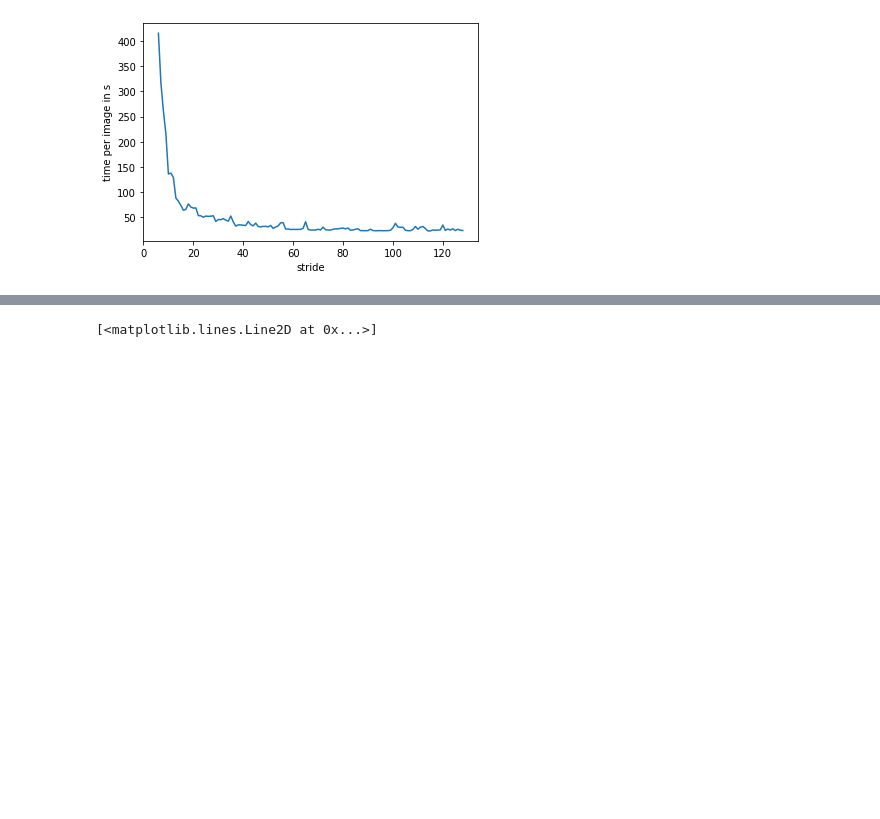
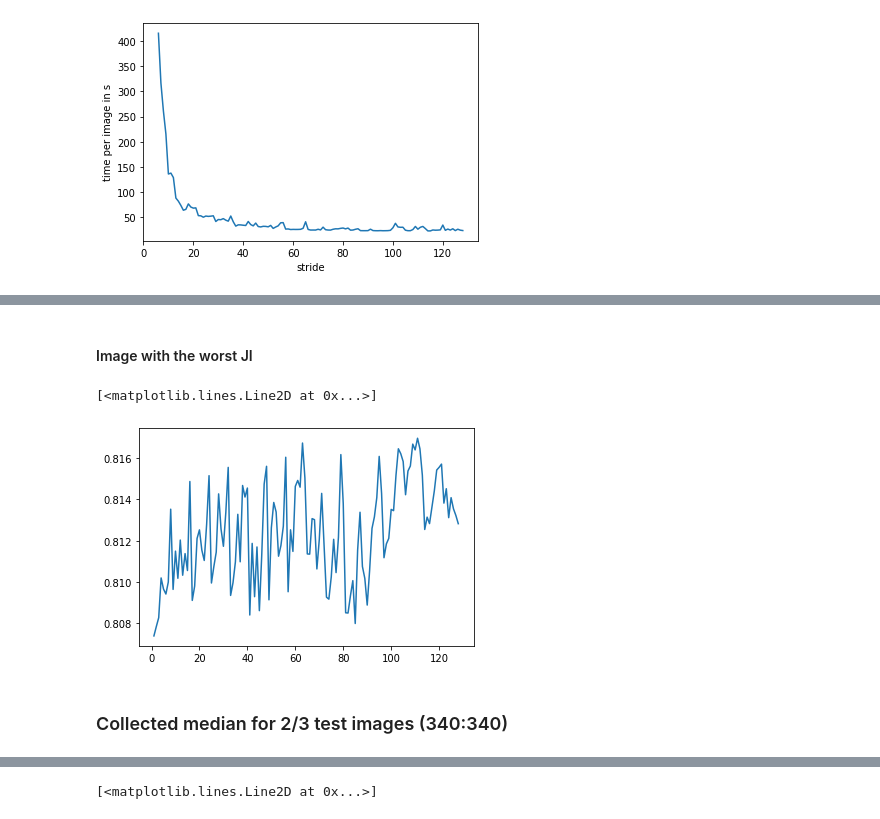
Before and after one commit to trnal/dp3-python-shared, a Jupyter notebook: visualizations/collecting_output_2.ipynb, the cells around one changed output, grey strips where cells are left out. Saved outputs shown, nothing was run; the diff lists cells and outputs as text; code cells hidden in the pictures; blank space fills up the shorter version.

```diff
--- a/visualizations/collecting_output_2.ipynb
+++ b/visualizations/collecting_output_2.ipynb
@@ -278,0 +346,10 @@ Text(0, 0.5, 'time per image in s')
+# %% [markdown]
+#### Image with the worst JI
+# %%
+third_img = mean_results[mean_results['img']==mean_results['img'][256]]
+plt.plot(third_img['stride'], third_img['dice'])
+# %% [output]
+[<matplotlib.lines.Line2D at 0x...>]
+[figure, added]
+# %% [markdown]
+### Collected median for 2/3 test images (340:340)
```
Also changed, not shown: parts of 36 cells of this notebook, 1 other file.
